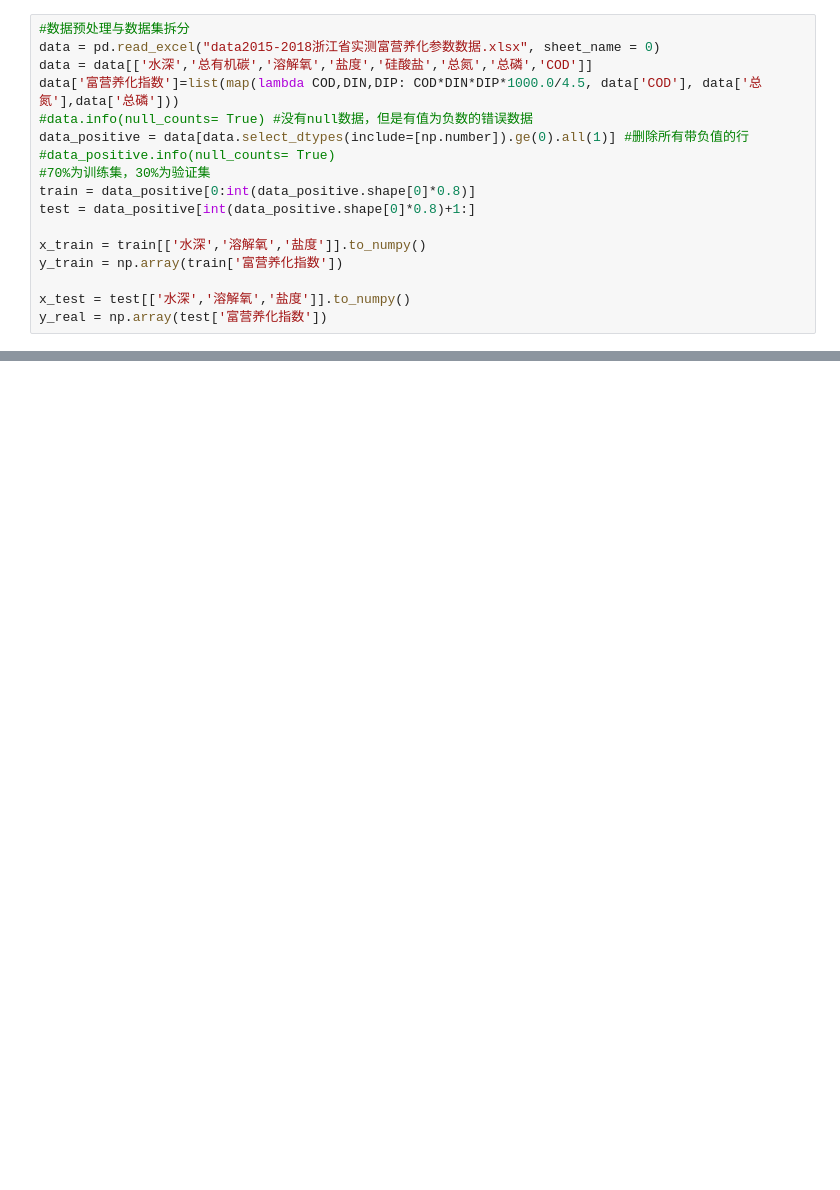
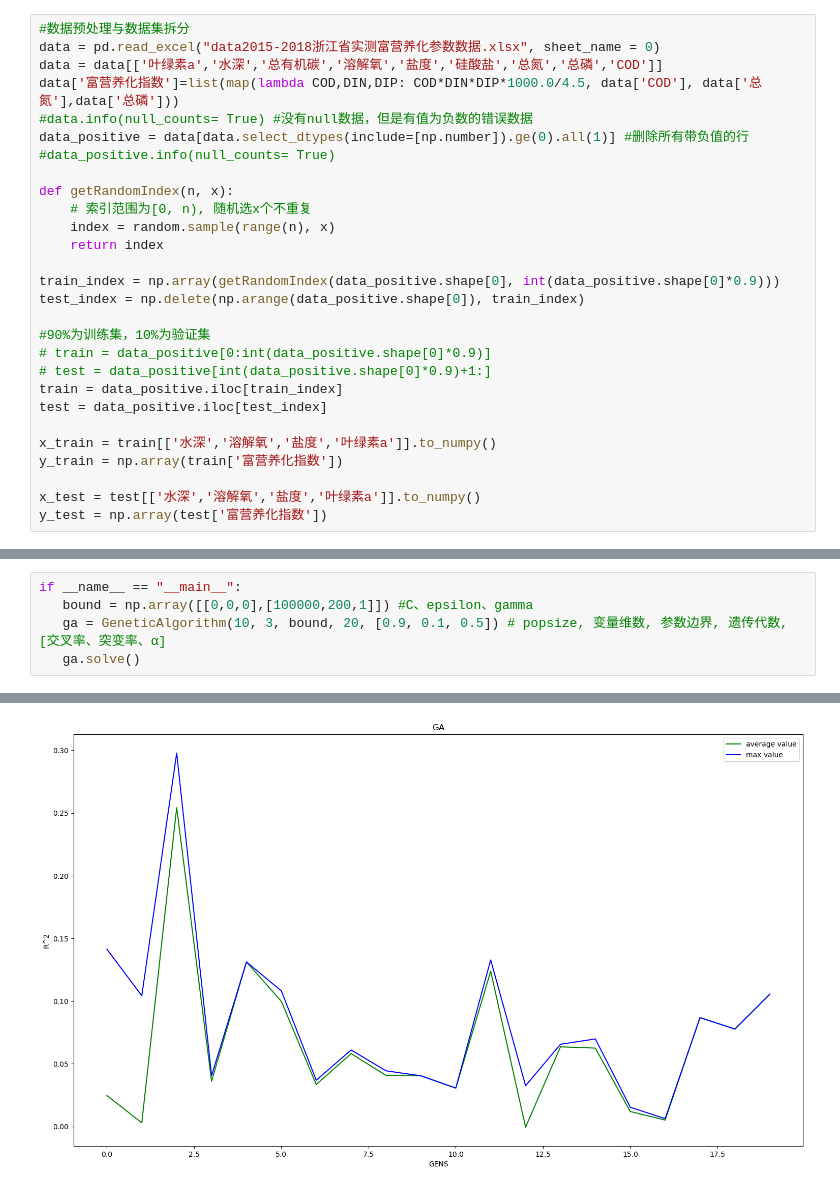
Before and after one commit to Pluto-Nemo/GTCNNWR_Learning, a Jupyter notebook: SVM/SVR.ipynb, the cells around one changed output, grey strips where cells are left out. Saved outputs shown, nothing was run; the diff lists cells and outputs as text; blank space fills up the shorter version.

```diff
--- a/SVM/SVR.ipynb
+++ b/SVM/SVR.ipynb
@@ -9,17 +15,28 @@ from sklearn.metrics import r2_score
 # %%
 #数据预处理与数据集拆分
 data = pd.read_excel("data2015-2018浙江省实测富营养化参数数据.xlsx", sheet_name = 0)
-data = data[['水深','总有机碳','溶解氧','盐度','硅酸盐','总氮','总磷','COD']]
+data = data[['叶绿素a','水深','总有机碳','溶解氧','盐度','硅酸盐','总氮','总磷','COD']]
 data['富营养化指数']=list(map(lambda COD,DIN,DIP: COD*DIN*DIP*1000.0/4.5, data['COD'], data['总氮'],data['总磷']))
 #data.info(null_counts= True) #没有null数据，但是有值为负数的错误数据
 data_positive = data[data.select_dtypes(include=[np.number]).ge(0).all(1)] #删除所有带负值的行
 #data_positive.info(null_counts= True)
-#70%为训练集，30%为验证集
-train = data_positive[0:int(data_positive.shape[0]*0.8)]
-test = data_positive[int(data_positive.shape[0]*0.8)+1:]
 
-x_train = train[['水深','溶解氧','盐度']].to_numpy()
+def getRandomIndex(n, x):
+	# 索引范围为[0, n), 随机选x个不重复
+    index = random.sample(range(n), x)
+    return index
+
+train_index = np.array(getRandomIndex(data_positive.shape[0], int(data_positive.shape[0]*0.9)))
+test_index = np.delete(np.arange(data_positive.shape[0]), train_index)
+
+#90%为训练集，10%为验证集
+# train = data_positive[0:int(data_positive.shape[0]*0.9)]
+# test = data_positive[int(data_positive.shape[0]*0.9)+1:]
+train = data_positive.iloc[train_index]
+test = data_positive.iloc[test_index]
+
+x_train = train[['水深','溶解氧','盐度','叶绿素a']].to_numpy()
 y_train = np.array(train['富营养化指数'])
 
-x_test = test[['水深','溶解氧','盐度']].to_numpy()
-y_real = np.array(test['富营养化指数'])
+x_test = test[['水深','溶解氧','盐度','叶绿素a']].to_numpy()
+y_test = np.array(test['富营养化指数'])
@@ -25,0 +274,6 @@ y_real = np.array(test['富营养化指数'])
+# %%
+if __name__ == "__main__":
+   bound = np.array([[0,0,0],[100000,200,1]]) #C、epsilon、gamma
+   ga = GeneticAlgorithm(10, 3, bound, 20, [0.9, 0.1, 0.5]) # popsize, 变量维数, 参数边界, 遗传代数, [交叉率、突变率、α]
+   ga.solve()
+# %% [output]
@@ -25,0 +297 @@ y_real = np.array(test['富营养化指数'])
+[figure, added]
```
Also changed, not shown: parts of 7 cells of this notebook.
